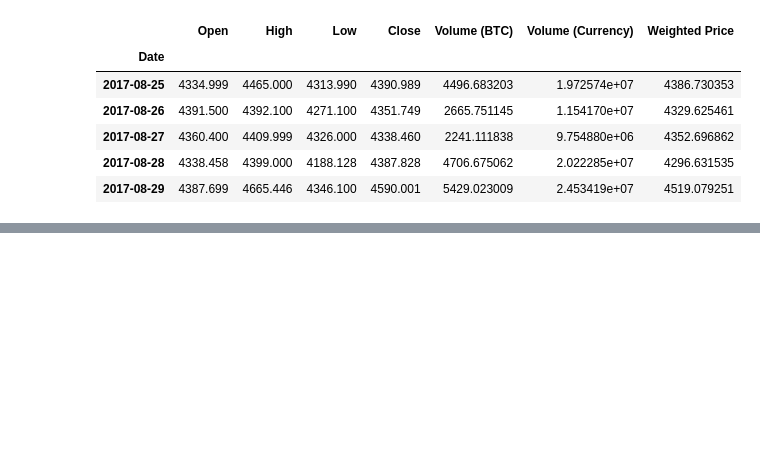
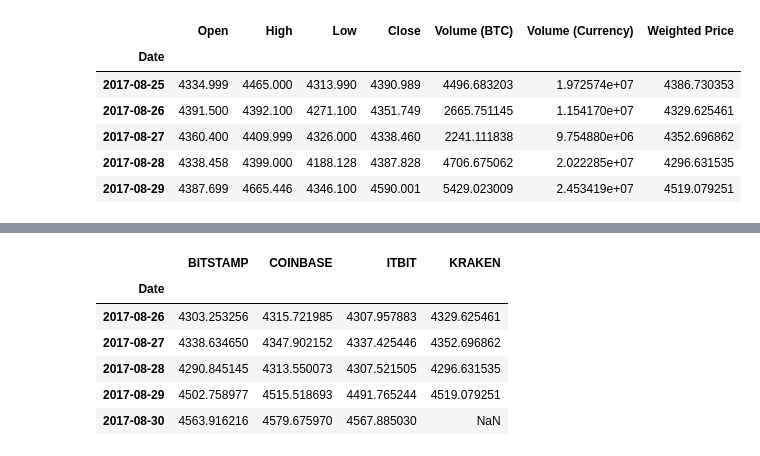
Before and after one commit to clintondiy/cryptocurrency-analysis, a Jupyter notebook: Cryptocurrency Analysis.ipynb, the cells around one changed output, grey strips where cells are left out. Cells and saved outputs as stored; diff of their text form; code cells hidden in the pictures; blank space fills up the shorter version.

```diff
--- a/Cryptocurrency Analysis.ipynb
+++ b/Cryptocurrency Analysis.ipynb
@@ -50,3 +50,15 @@ btc_trace = go.Scatter(x=btc_usd_price_kraken.index, y=btc_usd_price_kraken['Wei
 py.iplot([btc_trace])
 # %% [output]
 [interactive output not drawn]
+# %%
+# Pull pricing data for 3 more BTC exchanges
+exchanges = ['COINBASE','BITSTAMP','ITBIT']
+
+exchange_data = {}
+
+exchange_data['KRAKEN'] = btc_usd_price_kraken
+
+for exchange in exchanges:
+    exchange_code = 'BCHARTS/{}USD'.format(exchange)
+    btc_exchange_df = get_quandl_data(exchange_code)
+    exchange_data[exchange] = btc_exchange_df
@@ -52,0 +72,21 @@ py.iplot([btc_trace])
+# %%
+def merge_dfs_on_column(dataframes, labels, col):
+    '''Merge a single column of each dataframe into a new combined dataframe'''
+    series_dict = {}
+    for index in range(len(dataframes)):
+        series_dict[labels[index]] = dataframes[index][col]
+
+    return pd.DataFrame(series_dict)
+# %%
+# Merge the BTC price dataseries' into a single dataframe
+btc_usd_datasets = merge_dfs_on_column(list(exchange_data.values()), list(exchange_data.keys()), 'Weighted Price')
+
+btc_usd_datasets.tail()
+# %% [output]
+|  | BITSTAMP | COINBASE | ITBIT | KRAKEN |
+| Date |  |  |  |  |
+| 2017-08-26 | 4303.253256 | 4315.721985 | 4307.957883 | 4329.625461 |
+| 2017-08-27 | 4338.634650 | 4347.902152 | 4337.425446 | 4352.696862 |
+| 2017-08-28 | 4290.845145 | 4313.550073 | 4307.521505 | 4296.631535 |
+| 2017-08-29 | 4502.758977 | 4515.518693 | 4491.765244 | 4519.079251 |
+| 2017-08-30 | 4563.916216 | 4579.675970 | 4567.885030 | NaN |
```
Also changed, not shown: parts of 20 cells of this notebook, 12 other files.
